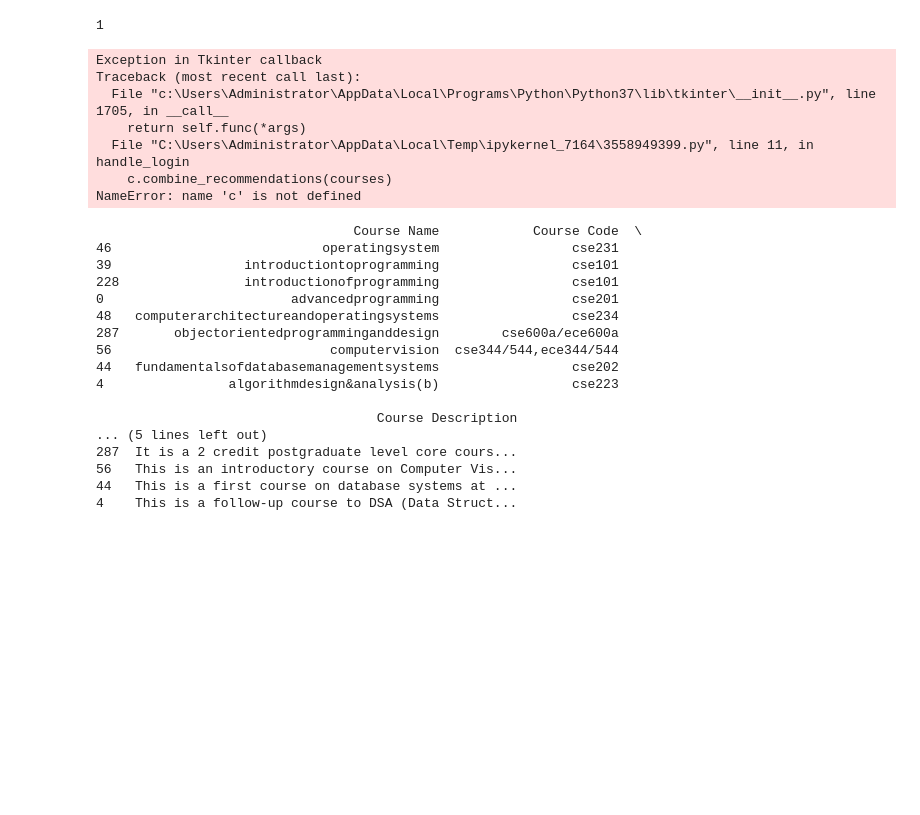
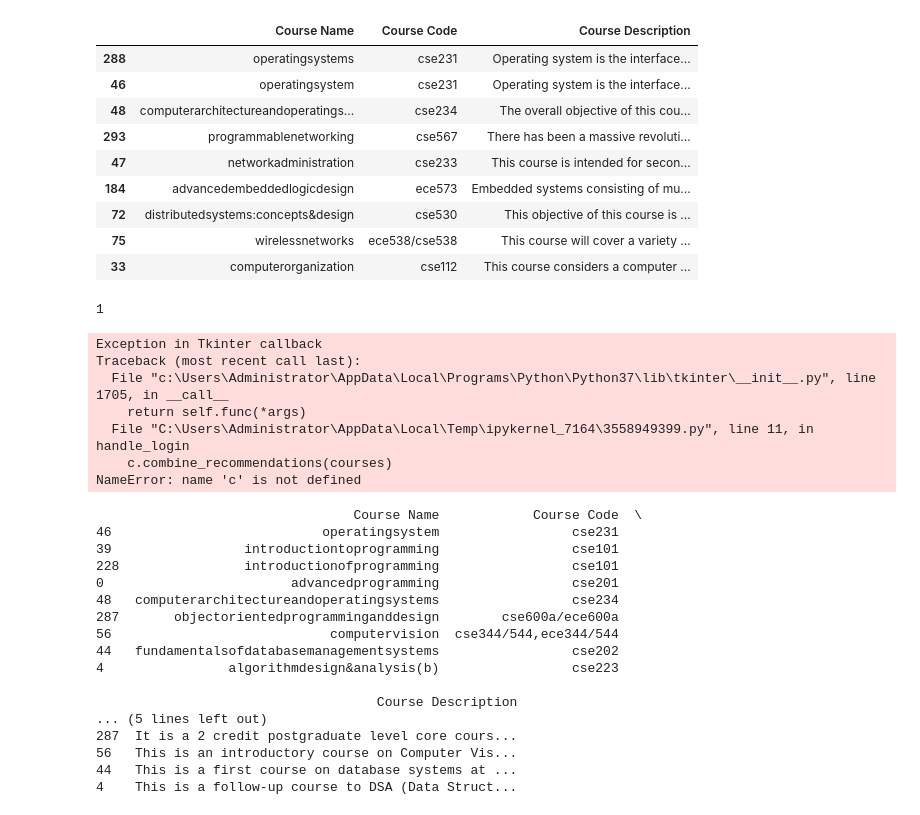
Before and after one commit to Dhruv-Mishra/Course-Similarity-Evaluator, a Jupyter notebook: Demo.ipynb, the cells around one changed output. Cells and saved outputs as stored; diff of their text form; code cells hidden in the pictures; blank space fills up the shorter version.

```diff
--- a/Demo.ipynb
+++ b/Demo.ipynb
@@ -40,6 +40,9 @@ class Course_Loader:
         self.names_list = []
         self.codes_list = []
         self.newEntries = False
+
+    def getDataset(self):
+        return self.df
 
     def addCourse(self, f):
         newCourse = Course(f)
@@ -118,18 +121,19 @@ class Course:
     name = ""
 
     def pre_process_text(self, new_s):
-        new_s = " ".join(new_s.split("\n"))
-        new_s = " ".join(new_s.split("-"))
+        new_s = ".".join(new_s.split("\n"))
+        #new_s = " ".join(new_s.split("-"))
         new_s = new_s.lower()
-        translate_table = dict((ord(char), " ") for char in string.punctuation)
-        new_s = new_s.translate(translate_table)
-        li = word_tokenize(new_s)
-        stop_words = set(stopwords.words("english"))
-        filter_li = []
-        for words in li:
-            if(words not in stop_words):
-                filter_li.append(words)
-        ans = " ".join(filter_li)
+        # translate_table = dict((ord(char), " ") for char in string.punctuation)
+        # new_s = new_s.translate(translate_table)
+        # li = word_tokenize(new_s)
+        # stop_words = set(stopwords.words("english"))
+        # filter_li = []
+        # for words in li:
+        #     if(words not in stop_words):
+        #         filter_li.append(words)
+        # ans = " ".join(filter_li)
+        ans = new_s
         return ans
 
     def __init__(self, file_pointer):
@@ -143,13 +147,9 @@ class Course:
     def find_description(self):
         workbook = openpyxl.load_workbook(self.file_ptr)
         worksheet = workbook.active
-        description_row = -1
-        description_col = -1
         for coll in range(1,6):
             for roww in range(1,20):
                 if("description" in "".join(re.sub(r'[^\w\s]','', re.sub(r'\d+','',str(worksheet.cell(row=roww, column=coll).value).lower())).split())):
-                    description_row = roww
-                    description_col = coll
                     return str(worksheet.cell(row=roww, column=coll+1).value)
         return "-1"
 
@@ -209,36 +209,49 @@ class Course:
         plan = ""
         for i in range(8):
             new_row = lec_cell[0]+i+1
             new_col = lec_cell[1]
             cell_val = str(worksheet.cell(row=new_row, column=new_col).value).lower().strip()
-            plan = plan + " " + cell_val
+            plan = plan + ". " + cell_val
         plan = self.pre_process_text(plan)
-        plan = " ".join(plan.split("•"))
+        plan = ". ".join(plan.split("•"))
+        plan = plan + "."
         return plan
 
     def compute_embedding(self):
         return embed([self.description])
 
 try:                                              #Loading Course_Loader object if it exists
+    #print(1/0)
     with open("Course_Loader_Save", "rb") as f:
         c = pickle.load(f)
 except:                                           #Creating a new object if it doesn't exist and saving it on the disk
 
     path = os.getcwd() # Getting the current directory to access the data files
     path = str(path) + "\\Data\\" # Data must be stored inside the Data folder located in the current directory
 
     csv_files = glob.glob(os.path.join(path, "*.xlsx")) # Get names of all csv files
 
     c = Course_Loader()
 
     for f in csv_files:  #Adding files to the course loader object
         c.addCourse(f)
 
     with open("Course_Loader_Save", "wb") as f:   #Saving the new object on the disk
         pickle.dump(c,f)
 
 query = ["operating systems","computer networks"]
-c.combine_recommendations(query)    #Making a query
+c.combine_recommendations(query) #Making a query
+# %% [output]
+|  | Course Name | Course Code | Course Description |
+| 288 | operatingsystems | cse231 | Operating system is the interface... |
+| 46 | operatingsystem | cse231 | Operating system is the interface... |
+| 48 | computerarchitectureandoperatings... | cse234 | The overall objective of this cou... |
+| 293 | programmablenetworking | cse567 | There has been a massive revoluti... |
+| 47 | networkadministration | cse233 | This course is intended for secon... |
+| 184 | advancedembeddedlogicdesign | ece573 | Embedded systems consisting of mu... |
+| 72 | distributedsystems:concepts&design | cse530 | This objective of this course is ... |
+| 75 | wirelessnetworks | ece538/cse538 | This course will cover a variety ... |
+| 33 | computerorganization | cse112 | This course considers a computer ... |
 # %%
 from tkinter import *
 from PIL import ImageTk,Image
```
Also changed, not shown: parts of 5 cells of this notebook.
